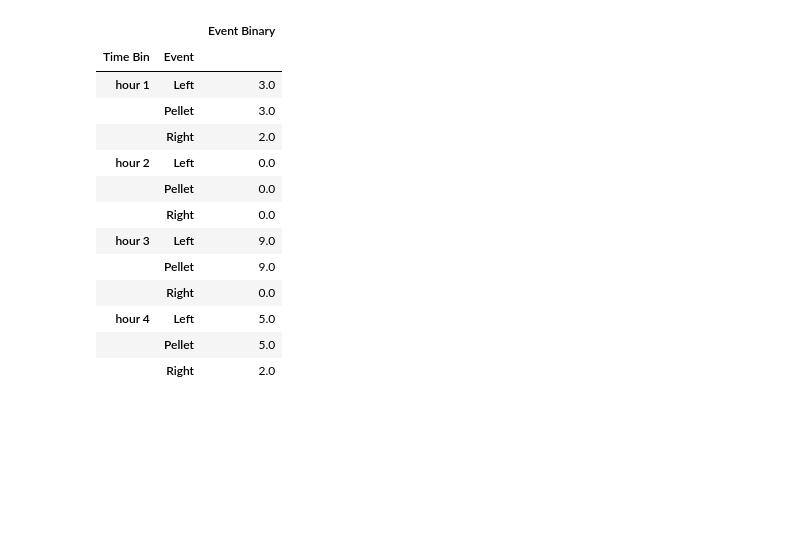
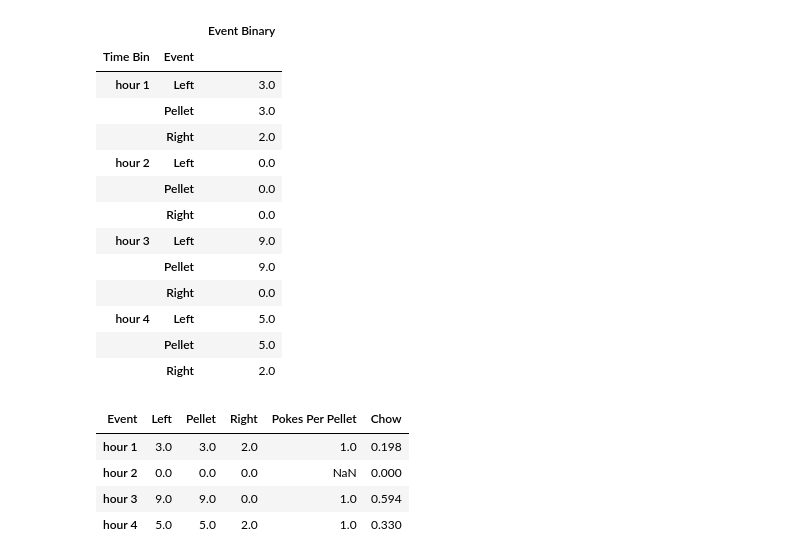
Before and after one commit to Fobbs-DBC-Lab/fed-scripts, a Jupyter notebook: notebooks/test_playground.ipynb, the cells around one changed output. Saved outputs shown, nothing was run; the diff lists cells and outputs as text; code cells hidden in the pictures; blank space fills up the shorter version.

```diff
--- a/notebooks/test_playground.ipynb
+++ b/notebooks/test_playground.ipynb
@@ -9,0 +11,4 @@ import numpy as np
+# %%
+start_time = input("Enter the date and start time (YYYY-MM-DD hh:mm:ss, e.g., 2023-05-01 10:00:00): ")
+start_time = dt.strptime(start_time, '%Y-%m-%d %H:%M:%S')
+print(start_time)
@@ -36,6 +43,7 @@ df
 ### Make time column datetime object
 # %%
 df['MM:DD:YYYY hh:mm:ss'] = pd.to_datetime(df['MM:DD:YYYY hh:mm:ss'])
+df['Time Delta'] = df['MM:DD:YYYY hh:mm:ss'] - start_time
 df.head()
 # %% [output]
 |  | MM:DD:YYYY hh:mm:ss | Library_Version | Session_type | Device_Number | Battery_Voltage | Motor_Turns | ... |
@@ -74,7 +82,8 @@ df.head()
 # %%
 df.loc[(df['Event'] == 'Right') | (df['Event'] == 'Left') | (df['Event'] == 'Pellet'), 'Event Binary'] = 1
 # %%
-df[['Time Bin', 'Event', 'Event Binary']].groupby(['Time Bin','Event']).sum()
+nt_df = pd.DataFrame(df[['Time Bin', 'Event', 'Event Binary']].groupby(['Time Bin','Event']).sum())
+nt_df
 # %% [output]
 |  |  | Event Binary |
 | Time Bin | Event |  |
@@ -90,3 +99,14 @@ df[['Time Bin', 'Event', 'Event Binary']].groupby(['Time Bin','Event']).sum()
 | hour 4 | Left | 5.0 |
 |  | Pellet | 5.0 |
 |  | Right | 2.0 |
+# %%
+tdf = nt_df.groupby(['Time Bin','Event'])['Event Binary'].first().unstack(fill_value=1).rename_axis(None)
+tdf['Pokes Per Pellet'] = tdf['Left']/tdf['Pellet']
+tdf['Chow'] = tdf['Pellet']*0.066
+tdf
+# %% [output]
+| Event | Left | Pellet | Right | Pokes Per Pellet | Chow |
+| hour 1 | 3.0 | 3.0 | 2.0 | 1.0 | 0.198 |
+| hour 2 | 0.0 | 0.0 | 0.0 | NaN | 0.000 |
+| hour 3 | 9.0 | 9.0 | 0.0 | 1.0 | 0.594 |
+| hour 4 | 5.0 | 5.0 | 2.0 | 1.0 | 0.330 |
```
Also changed, not shown: parts of 2 cells of this notebook.
